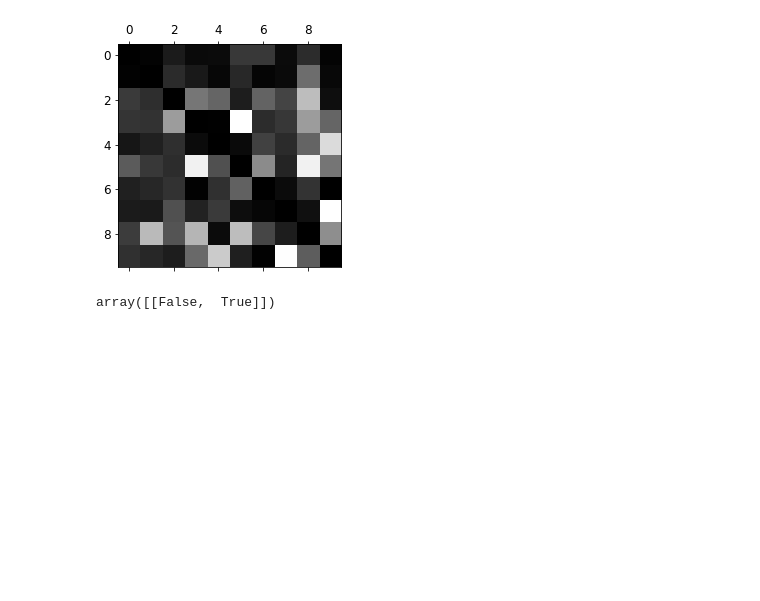
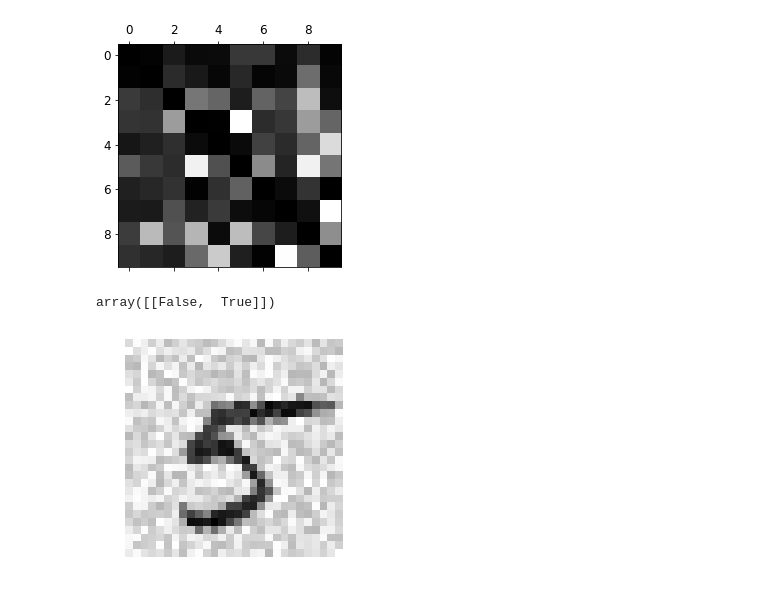
Before and after one commit to phaseball/Handson, a Jupyter notebook: 03-practice.ipynb, the cells around one changed output. Cells and saved outputs as stored; diff of their text form; code cells hidden in the pictures; blank space fills up the shorter version.

```diff
--- a/03-practice.ipynb
+++ b/03-practice.ipynb
@@ -361,3 +361,20 @@ knn_clf.fit( X_train, Y_multilabel)
 knn_clf.predict([some_digit])
 # %% [output]
 array([[False,  True]])
+# %%
+# multioutput classification
+
+noise = np.random.randint(0,100, (len(X_train),784))
+X_train_mod = X_train + noise
+noise = np.random.randint(0,100, (len(X_test),784))
+X_test_mod = X_test + noise
+Y_train_mod = X_train
+Y_test_mod = Y_test
+# %%
+some_index=5500
+original_image = X_test_mod[some_index].reshape(28,28)
+plt.imshow(original_image, cmap=matplotlib.cm.binary, interpolation="nearest")
+plt.axis("off")
+plt.show()
+# %% [output]
+[figure, added]
```
Also changed, not shown: parts of 3 cells of this notebook.
